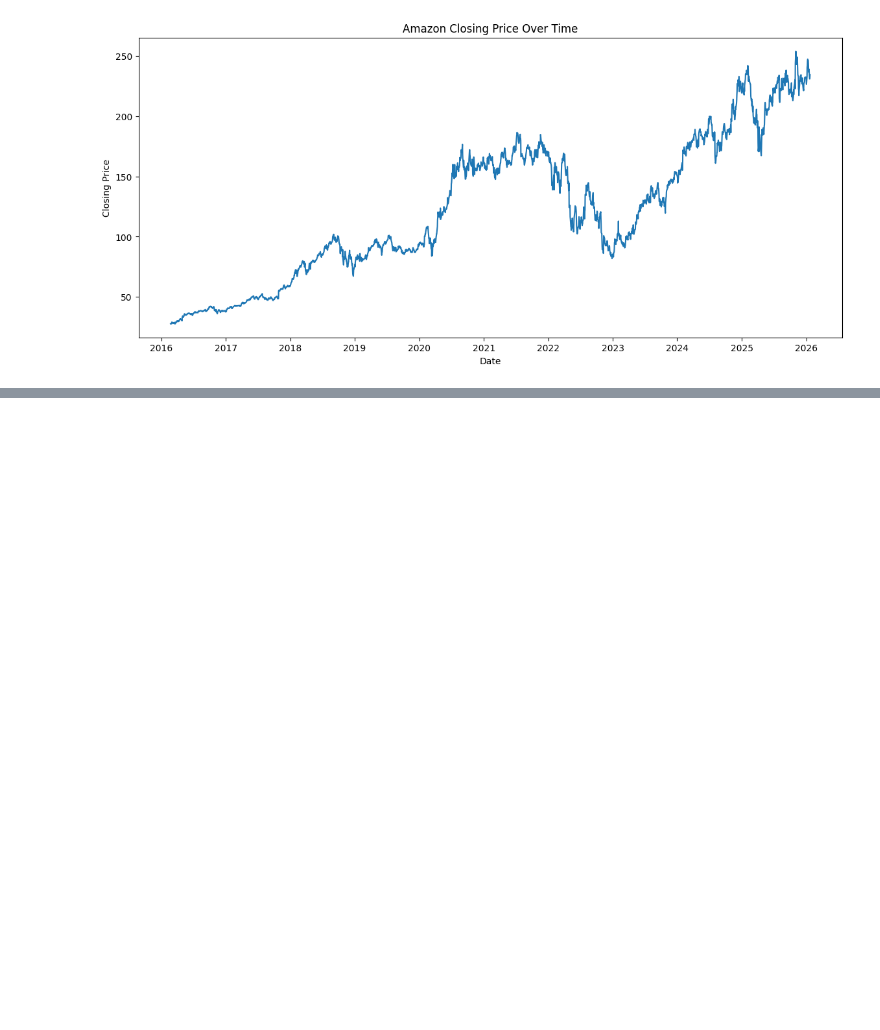
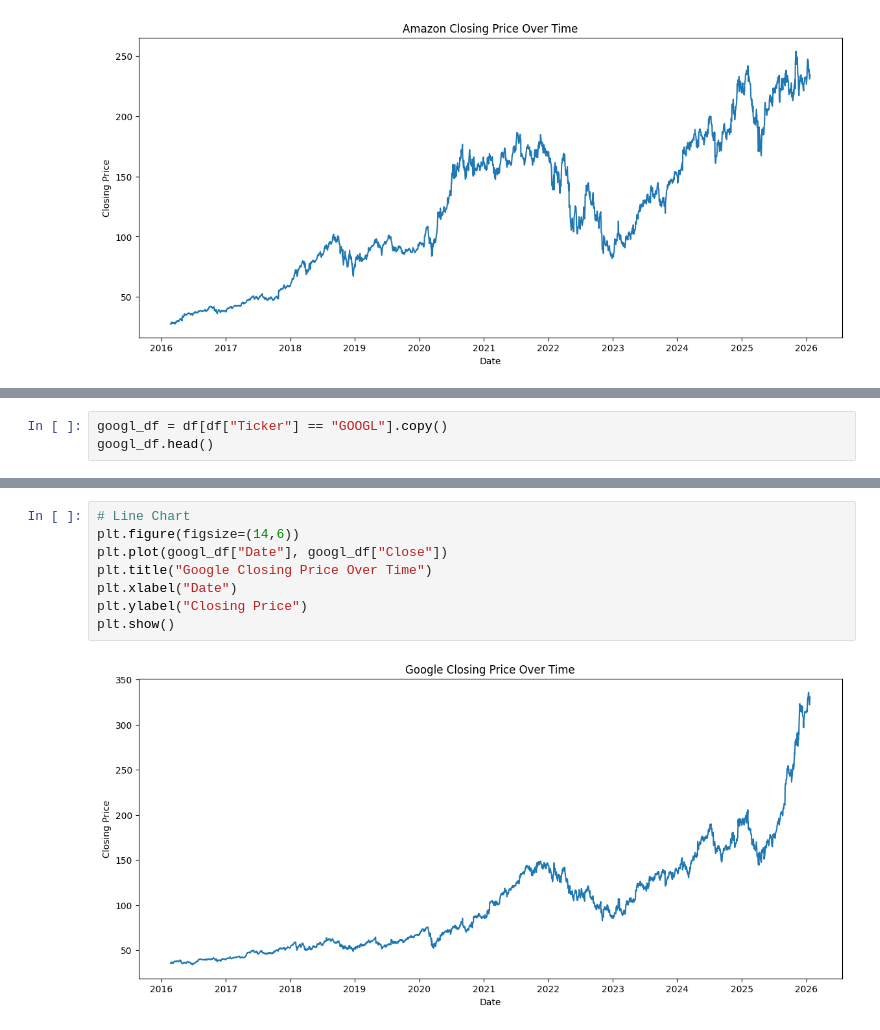
Before and after one commit to codingirl99/faang-stock-forecasting, a Jupyter notebook: notebooks/2_data_visualizations.ipynb, the cells around one changed output, grey strips where cells are left out. Drawn from its saved outputs; the diff is of its cells as text; blank space fills up the shorter version.

```diff
--- a/notebooks/2_data_visualizations.ipynb
+++ b/notebooks/2_data_visualizations.ipynb
@@ -78,0 +81,3 @@ plt.show()
+# %%
+googl_df = df[df["Ticker"] == "GOOGL"].copy()
+googl_df.head()
@@ -78,0 +91,10 @@ plt.show()
+# %%
+# Line Chart
+plt.figure(figsize=(14,6))
+plt.plot(googl_df["Date"], googl_df["Close"])
+plt.title("Google Closing Price Over Time")
+plt.xlabel("Date")
+plt.ylabel("Closing Price")
+plt.show()
+# %% [output]
+[figure, added]
```
Also changed, not shown: parts of 8 cells of this notebook.
